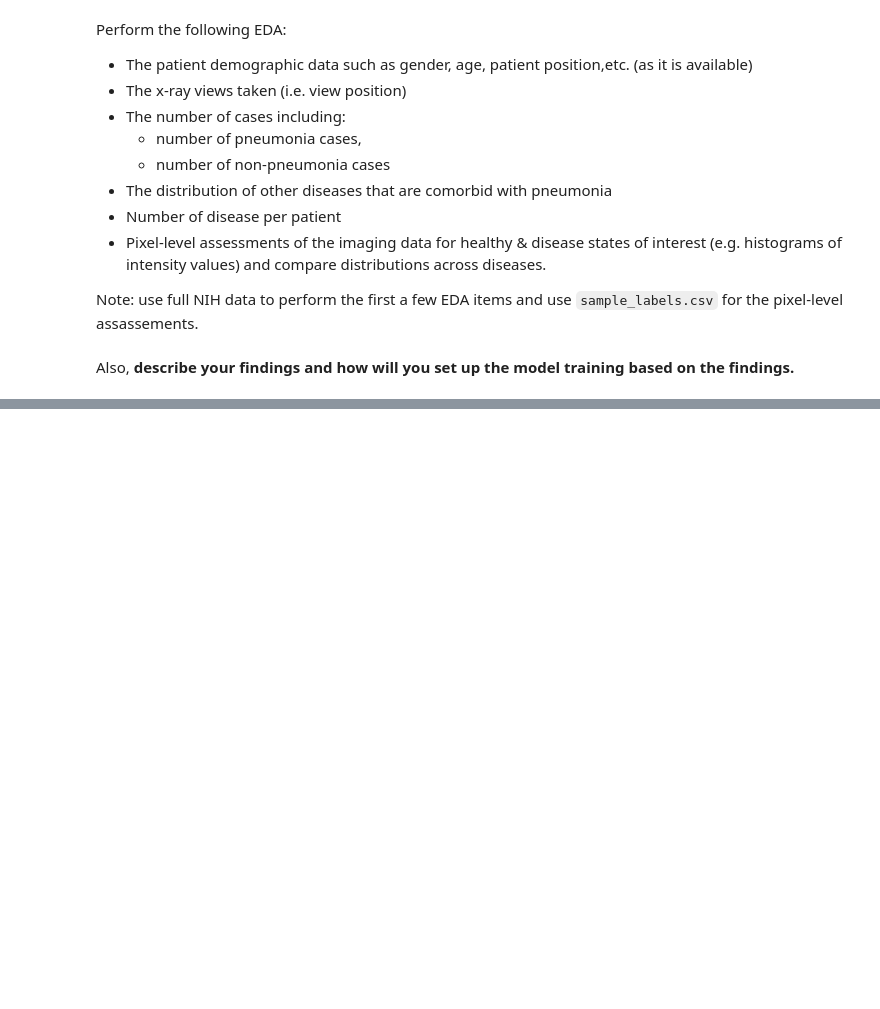
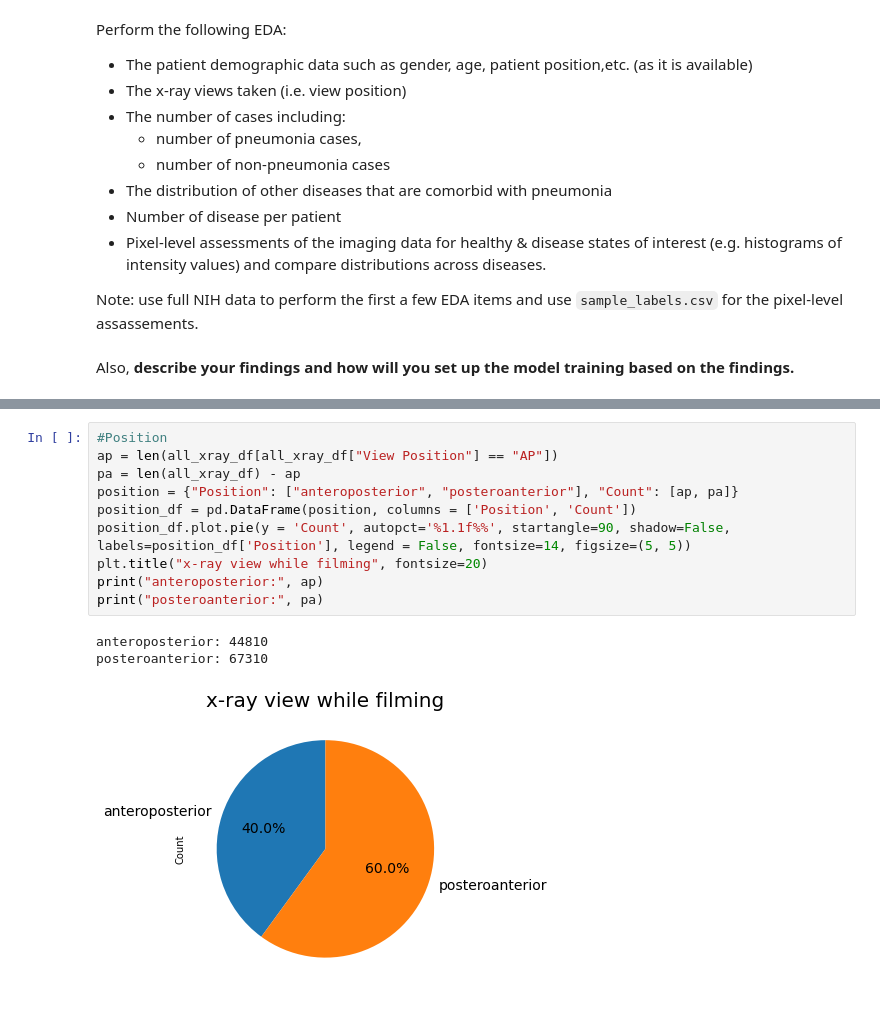
Before and after one commit to rahulatrkm/Pneumonia-Detection-from-Chest-X-Rays, a Jupyter notebook: EDA.ipynb, the cells around one changed output, grey strips where cells are left out. Saved outputs shown, nothing was run; the diff lists cells and outputs as text; blank space fills up the shorter version.

```diff
--- a/EDA.ipynb
+++ b/EDA.ipynb
@@ -73,0 +81,14 @@ images_001              images_006  images_011  train_val_list.txt
+# %%
+#Position
+ap = len(all_xray_df[all_xray_df["View Position"] == "AP"])
+pa = len(all_xray_df) - ap
+position = {"Position": ["anteroposterior", "posteroanterior"], "Count": [ap, pa]}
+position_df = pd.DataFrame(position, columns = ['Position', 'Count'])
+position_df.plot.pie(y = 'Count', autopct='%1.1f%%', startangle=90, shadow=False, labels=position_df['Position'], legend = False, fontsize=14, figsize=(5, 5))
+plt.title("x-ray view while filming", fontsize=20)
+print("anteroposterior:", ap)
+print("posteroanterior:", pa)
+# %% [output]
+anteroposterior: 44810
+posteroanterior: 67310
+[figure, added]
```
Also changed, not shown: parts of 26 cells of this notebook.
